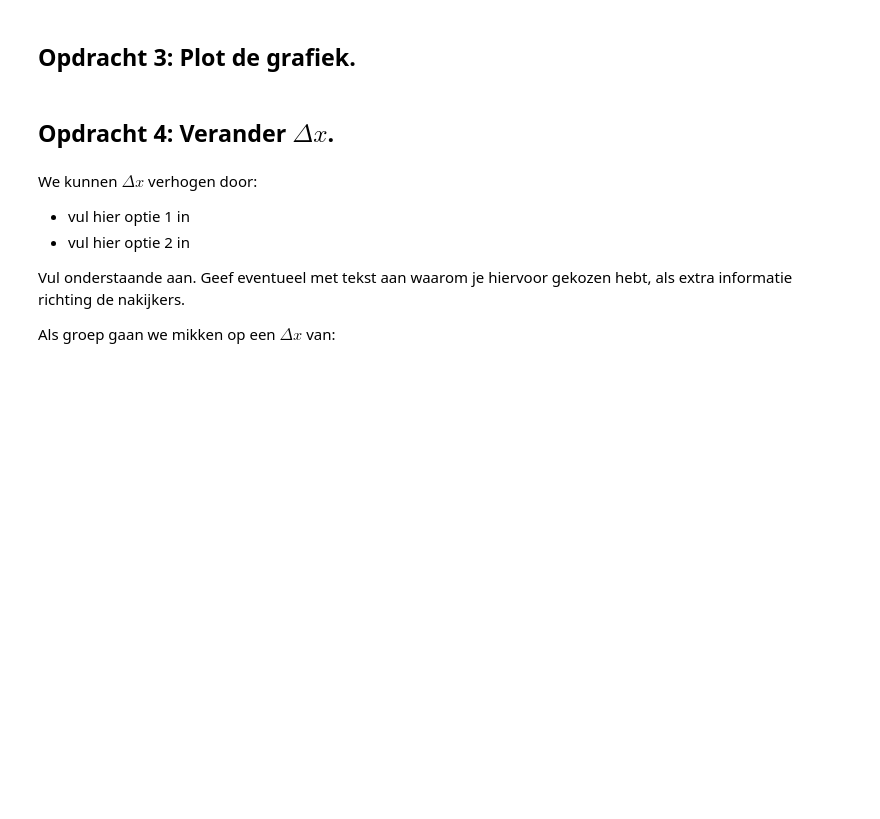
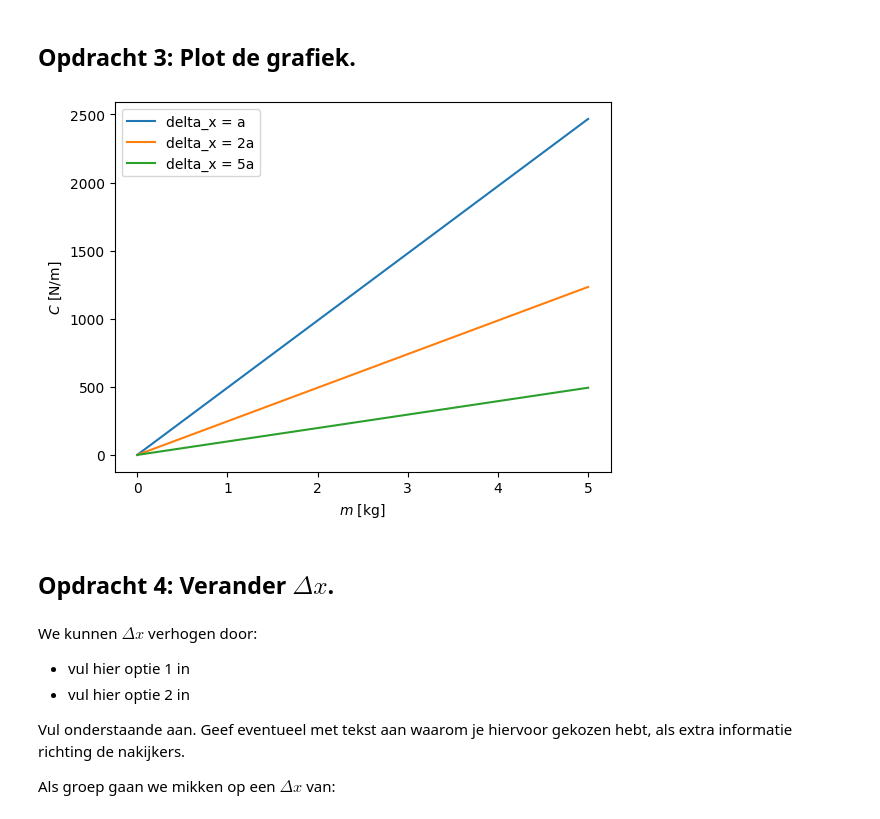
Before and after one commit to thaak123/THAAK-opdrachten-DEF-D, a Jupyter notebook: FysiekeOntwerpopdrachten/5MaakEenOpstellingTrillingsvrij/Ontwerpopdracht5MaakEenOpstellingTrillingsvrijInvulTemplate.ipynb, the cells around one changed output. Drawn from its saved outputs; the diff is of its cells as text; code cells hidden in the pictures; blank space fills up the shorter version.

```diff
--- a/FysiekeOntwerpopdrachten/5MaakEenOpstellingTrillingsvrij/Ontwerpopdracht5MaakEenOpstellingTrillingsvrijInvulTemplate.ipynb
+++ b/FysiekeOntwerpopdrachten/5MaakEenOpstellingTrillingsvrij/Ontwerpopdracht5MaakEenOpstellingTrillingsvrijInvulTemplate.ipynb
@@ -55,6 +77,29 @@ Vul onderstaande tabel in:
 # %%
 # Voeg hier je plot in. Lees goed de opdracht wat er in de grafiek moet staan!
 # Het is ook handig om je grafiek op te slaan, doe dat door met plt.savefig().
+
+import numpy as np
+import matplotlib.pyplot as plt
+
+massa = np.linspace(0,5,100)
+
+delta_x_2 = 2*delta_x
+delta_x_5 = 5*delta_x
+
+def C_function(m, delta_x):
+    return m*g / delta_x
+
+plt.figure()
+plt.plot(massa, C_function(massa, delta_x), label="delta_x = a")
+plt.plot(massa, C_function(massa, delta_x_2), label="delta_x = 2a")
+plt.plot(massa, C_function(massa, delta_x_5), label="delta_x = 5a")
+plt.savefig("Opdr3_plot")
+plt.xlabel(r"$m$ [kg]")
+plt.ylabel(r"$C$ [N/m]")
+plt.legend()
+plt.show()
+# %% [output]
+[figure, added]
 # %% [markdown]
 ## Opdracht 4: Verander $\Delta x$.
 # %% [markdown]
```
Also changed, not shown: parts of 5 cells of this notebook, 1 other file.
